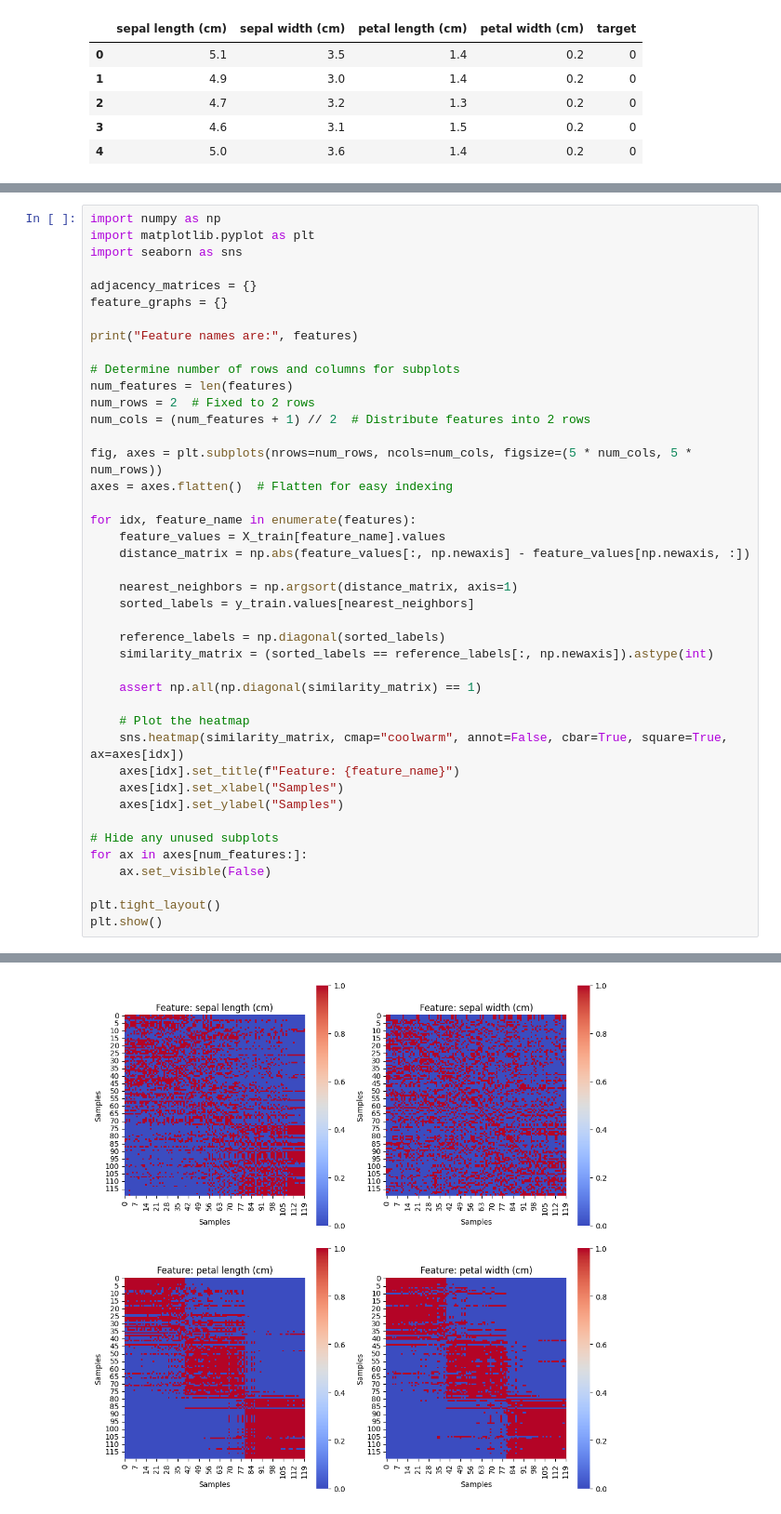
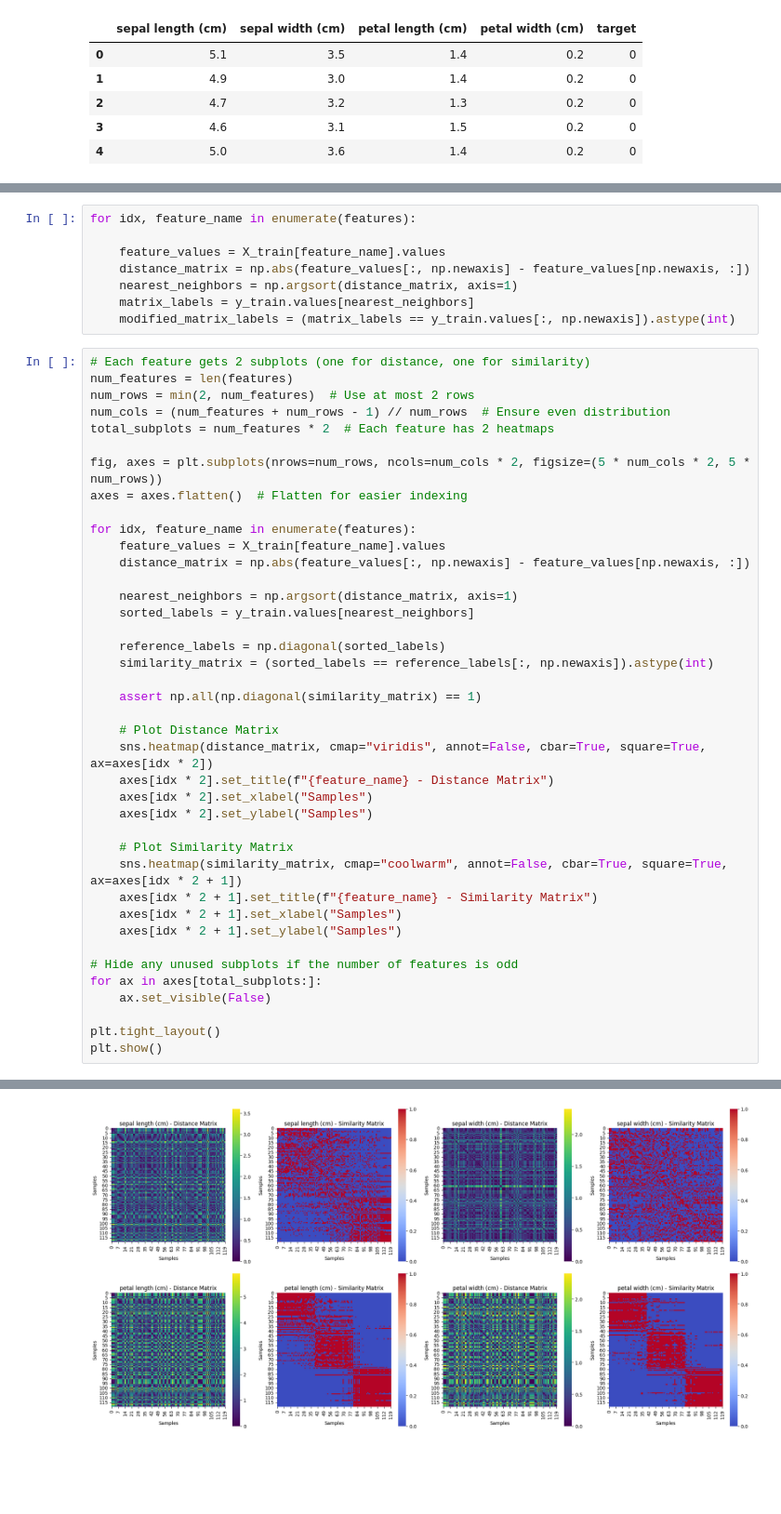
Before and after one commit to alibagheribardi/Erdos_Project, a Jupyter notebook: Graph_ID.ipynb, the cells around one changed output, grey strips where cells are left out. Shown at 93% size. Saved outputs shown, nothing was run; the diff lists cells and outputs as text; blank space fills up the shorter version.

```diff
--- a/Graph_ID.ipynb
+++ b/Graph_ID.ipynb
@@ -318,20 +321,20 @@ A=np.zeros( (X_train.shape[0],X_train.shape[0])  )
+# %%
+for idx, feature_name in enumerate(features):
+
+    feature_values = X_train[feature_name].values
+    distance_matrix = np.abs(feature_values[:, np.newaxis] - feature_values[np.newaxis, :])
+    nearest_neighbors = np.argsort(distance_matrix, axis=1)
+    matrix_labels = y_train.values[nearest_neighbors]
+    modified_matrix_labels = (matrix_labels == y_train.values[:, np.newaxis]).astype(int)
 # %%
-import numpy as np
-import matplotlib.pyplot as plt
-import seaborn as sns
+# Each feature gets 2 subplots (one for distance, one for similarity)
+num_features = len(features)
+num_rows = min(2, num_features)  # Use at most 2 rows
+num_cols = (num_features + num_rows - 1) // num_rows  # Ensure even distribution
+total_subplots = num_features * 2  # Each feature has 2 heatmaps
 
-adjacency_matrices = {}
-feature_graphs = {}
-
-print("Feature names are:", features)
-
-# Determine number of rows and columns for subplots
-num_features = len(features)
-num_rows = 2  # Fixed to 2 rows
-num_cols = (num_features + 1) // 2  # Distribute features into 2 rows
-
-fig, axes = plt.subplots(nrows=num_rows, ncols=num_cols, figsize=(5 * num_cols, 5 * num_rows))
-axes = axes.flatten()  # Flatten for easy indexing
+fig, axes = plt.subplots(nrows=num_rows, ncols=num_cols * 2, figsize=(5 * num_cols * 2, 5 * num_rows))
+axes = axes.flatten()  # Flatten for easier indexing
 
 for idx, feature_name in enumerate(features):
     feature_values = X_train[feature_name].values
@@ -345,14 +348,20 @@ for idx, feature_name in enumerate(features):
 
     assert np.all(np.diagonal(similarity_matrix) == 1)
 
-    # Plot the heatmap
-    sns.heatmap(similarity_matrix, cmap="coolwarm", annot=False, cbar=True, square=True, ax=axes[idx])
-    axes[idx].set_title(f"Feature: {feature_name}")
-    axes[idx].set_xlabel("Samples")
-    axes[idx].set_ylabel("Samples")
+    # Plot Distance Matrix
+    sns.heatmap(distance_matrix, cmap="viridis", annot=False, cbar=True, square=True, ax=axes[idx * 2])
+    axes[idx * 2].set_title(f"{feature_name} - Distance Matrix")
+    axes[idx * 2].set_xlabel("Samples")
+    axes[idx * 2].set_ylabel("Samples")
 
-# Hide any unused subplots
-for ax in axes[num_features:]:
+    # Plot Similarity Matrix
+    sns.heatmap(similarity_matrix, cmap="coolwarm", annot=False, cbar=True, square=True, ax=axes[idx * 2 + 1])
+    axes[idx * 2 + 1].set_title(f"{feature_name} - Similarity Matrix")
+    axes[idx * 2 + 1].set_xlabel("Samples")
+    axes[idx * 2 + 1].set_ylabel("Samples")
+
+# Hide any unused subplots if the number of features is odd
+for ax in axes[total_subplots:]:
     ax.set_visible(False)
 
 plt.tight_layout()
@@ -362 +370 @@ Feature names are: ['sepal length (cm)', 'sepal width (cm)', 'petal length (cm)'
-[figure, old version]
+[figure, new version]
```
Also changed, not shown: parts of 2 cells of this notebook.
